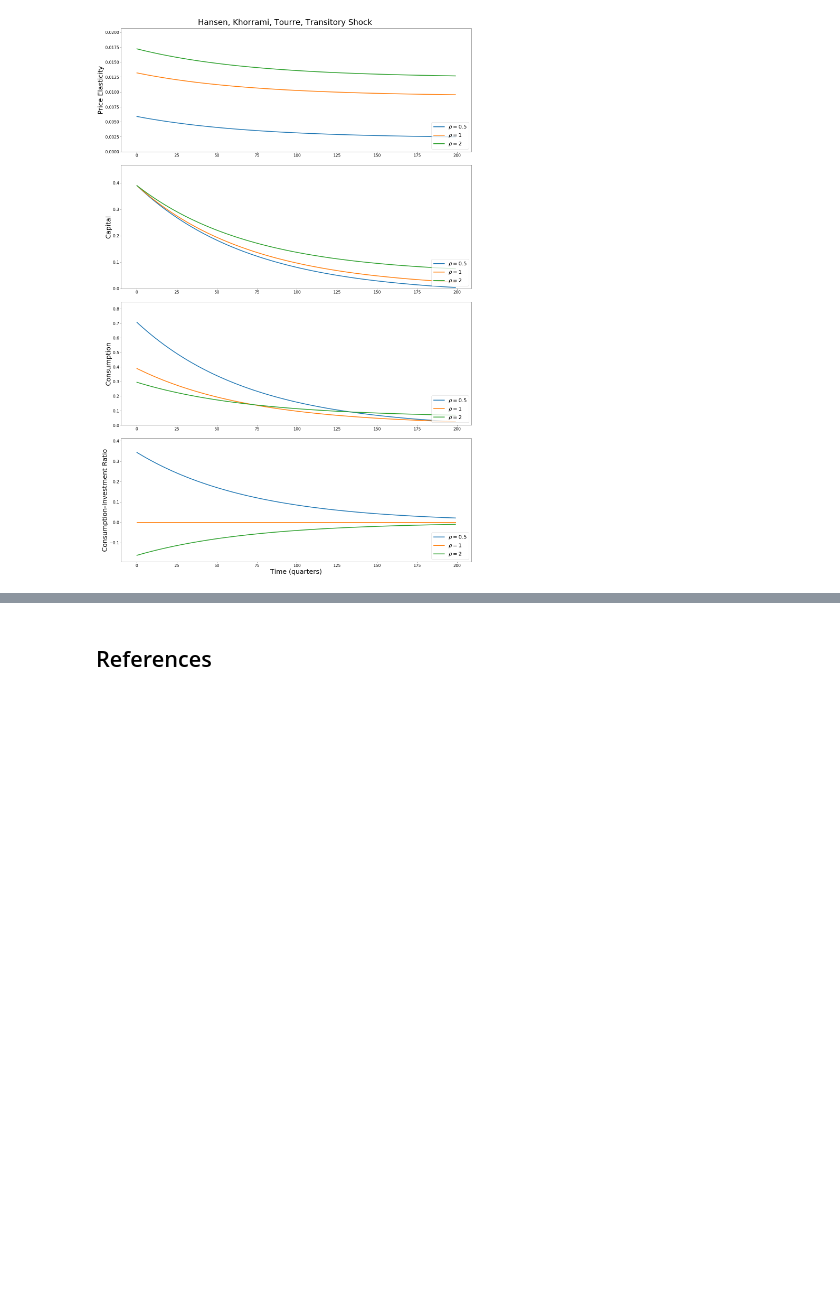
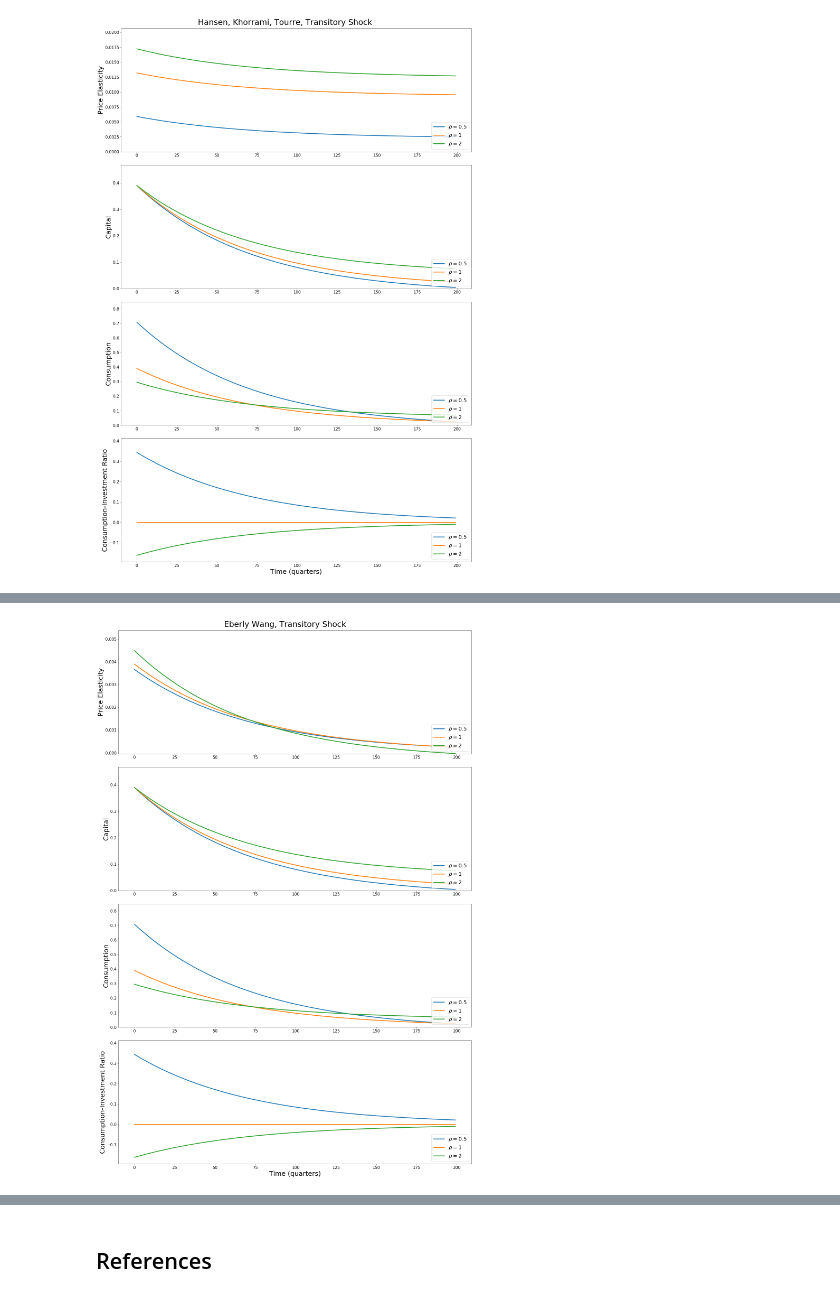
Before and after one commit to lphansen/TextbookCode, a Jupyter notebook: adjustment_cost.ipynb, the cells around one changed output, grey strips where cells are left out. Cells and saved outputs as stored; diff of their text form; code cells hidden in the pictures; blank space fills up the shorter version.

```diff
--- a/adjustment_cost.ipynb
+++ b/adjustment_cost.ipynb
@@ -275,0 +331,5 @@ plot_impulse(ρs, γ, βz, T, shock = 2, empirical_method = 0,
+# %%
+plot_impulse(ρs, γ, βz, T, shock = 2, empirical_method = 0,
+             transform_shocks = True, title = "Eberly Wang, Transitory Shock")
+# %% [output]
+[figure, added]
```
Also changed, not shown: parts of 14 cells of this notebook.
